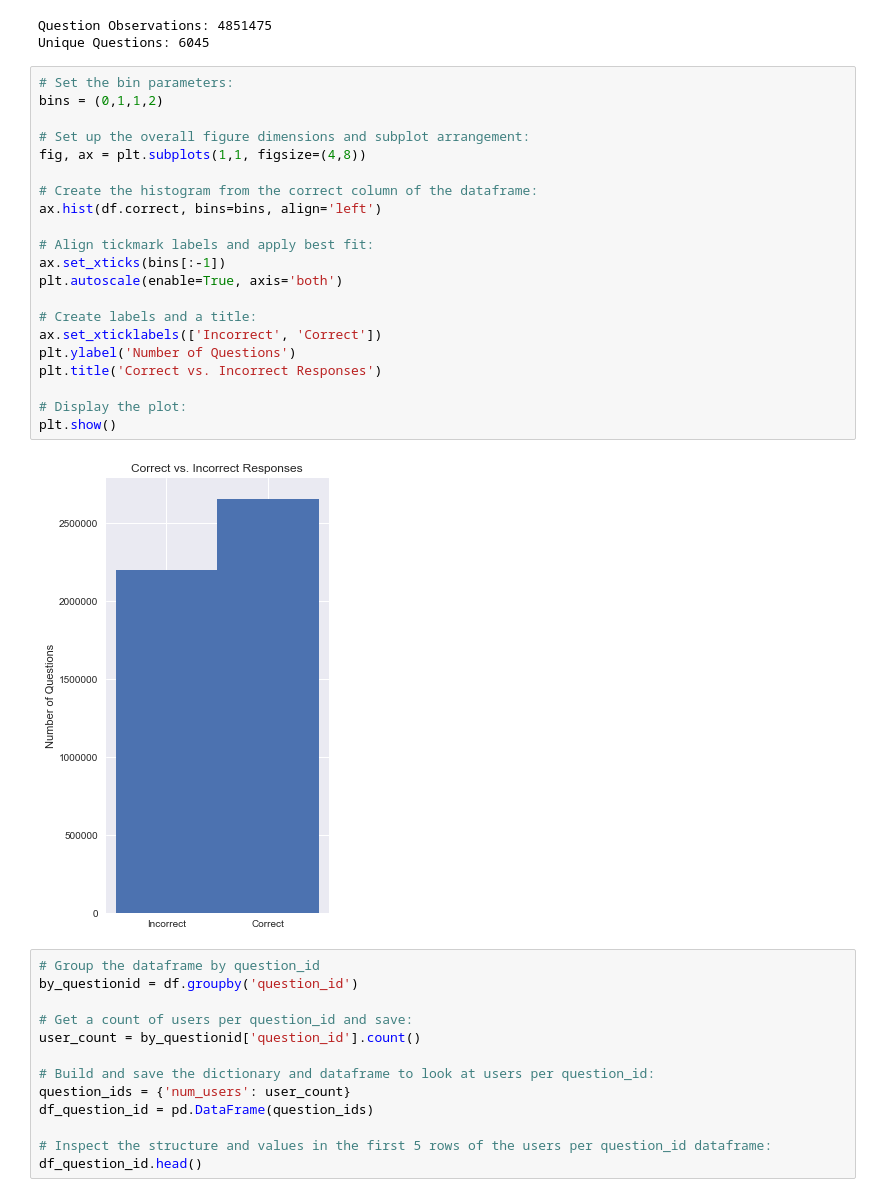
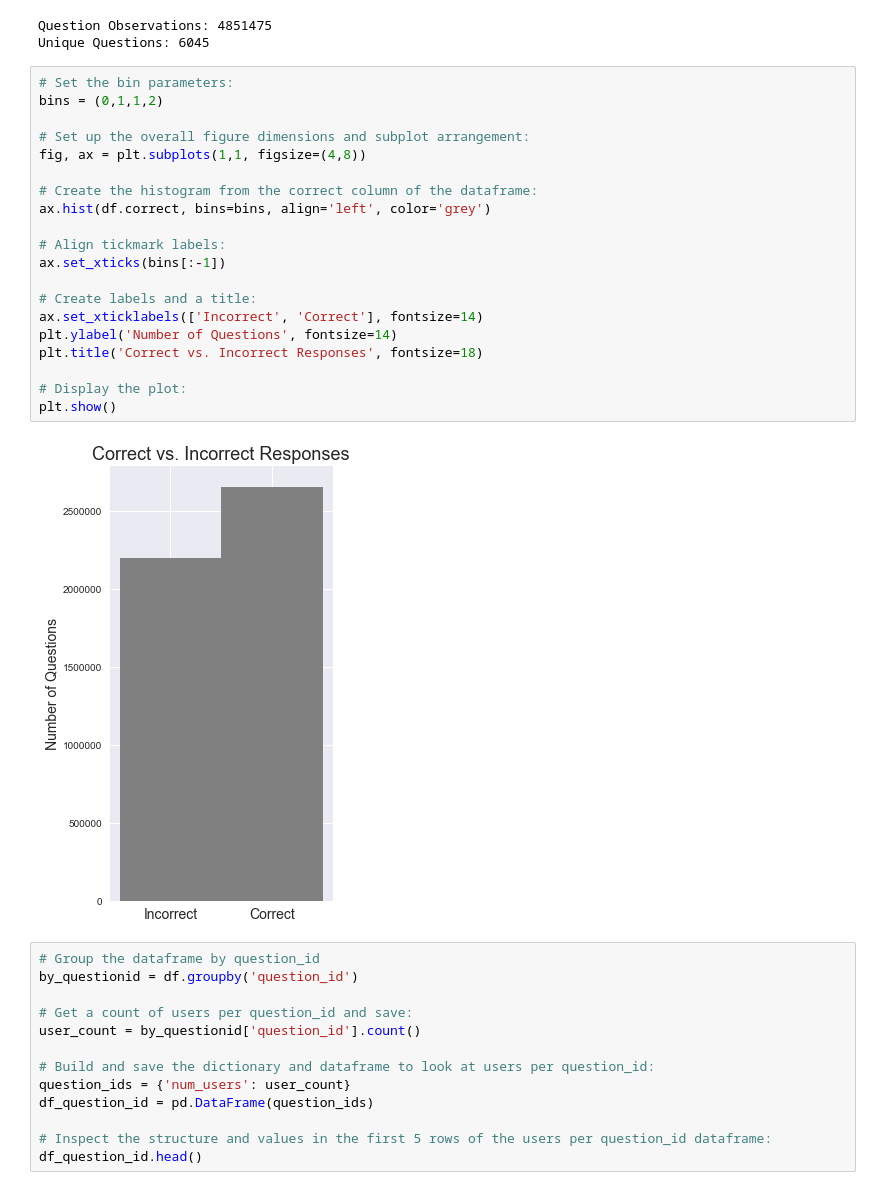
Before and after one commit to oserttas-math/predicting_assessment_mastery, a Jupyter notebook: notebooks/1.0-humburgc-initial_data_exploration.ipynb, the cells around one changed output. Drawn from its saved outputs; the diff is of its cells as text.

```diff
--- a/notebooks/1.0-humburgc-initial_data_exploration.ipynb
+++ b/notebooks/1.0-humburgc-initial_data_exploration.ipynb
@@ -442,26 +462,25 @@ Unique Questions: 6045
 # %%
 # Set the bin parameters:
 bins = (0,1,1,2)
 
 # Set up the overall figure dimensions and subplot arrangement:
 fig, ax = plt.subplots(1,1, figsize=(4,8))
 
 # Create the histogram from the correct column of the dataframe:
-ax.hist(df.correct, bins=bins, align='left')
+ax.hist(df.correct, bins=bins, align='left', color='grey')
 
-# Align tickmark labels and apply best fit:
+# Align tickmark labels:
 ax.set_xticks(bins[:-1])
-plt.autoscale(enable=True, axis='both')
 
 # Create labels and a title:
-ax.set_xticklabels(['Incorrect', 'Correct'])
-plt.ylabel('Number of Questions')
-plt.title('Correct vs. Incorrect Responses')
+ax.set_xticklabels(['Incorrect', 'Correct'], fontsize=14)
+plt.ylabel('Number of Questions', fontsize=14)
+plt.title('Correct vs. Incorrect Responses', fontsize=18)
 
 # Display the plot:
 plt.show()
 # %% [output]
-[figure, old version]
+[figure, new version]
 # %%
 # Group the dataframe by question_id
 by_questionid = df.groupby('question_id')
```
Also changed, not shown: parts of 15 cells of this notebook.
